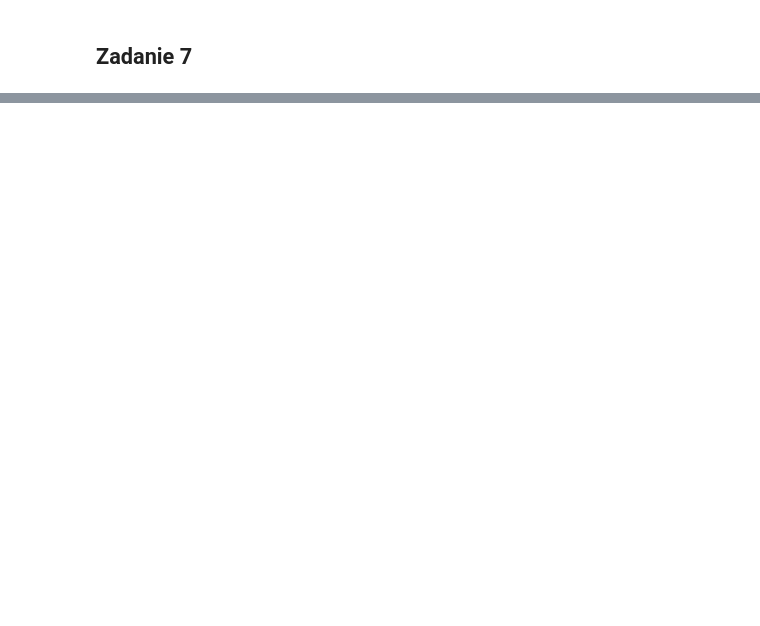
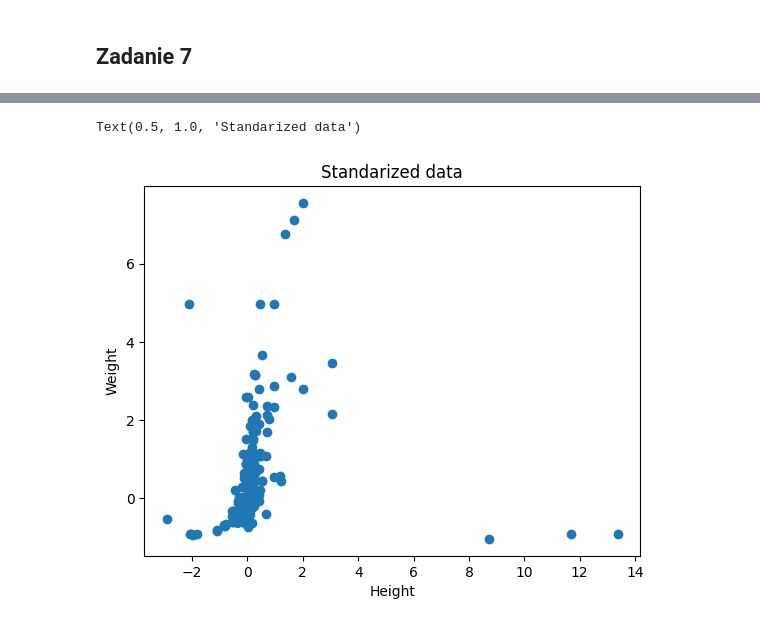
Before and after one commit to Carkules/machine_learning_intro, a Jupyter notebook: list_1/list_1.ipynb, the cells around one changed output, grey strips where cells are left out. Cells and saved outputs as stored; diff of their text form; code cells hidden in the pictures; blank space fills up the shorter version.

```diff
--- a/list_1/list_1.ipynb
+++ b/list_1/list_1.ipynb
@@ -256,0 +344,11 @@ X_test.head()
+# %%
+scaler_st = StandardScaler()
+
+
+plt.scatter(sup_df_cat[sup_st_cols[0]], sup_df_cat[sup_st_cols[1]])
+plt.xlabel(sup_num_cols[0])
+plt.ylabel(sup_num_cols[1])
+plt.title('Standarized data')
+# %% [output]
+Text(0.5, 1.0, 'Standarized data')
+[figure, added]
```
Also changed, not shown: parts of 11 cells of this notebook, 1 other file.
